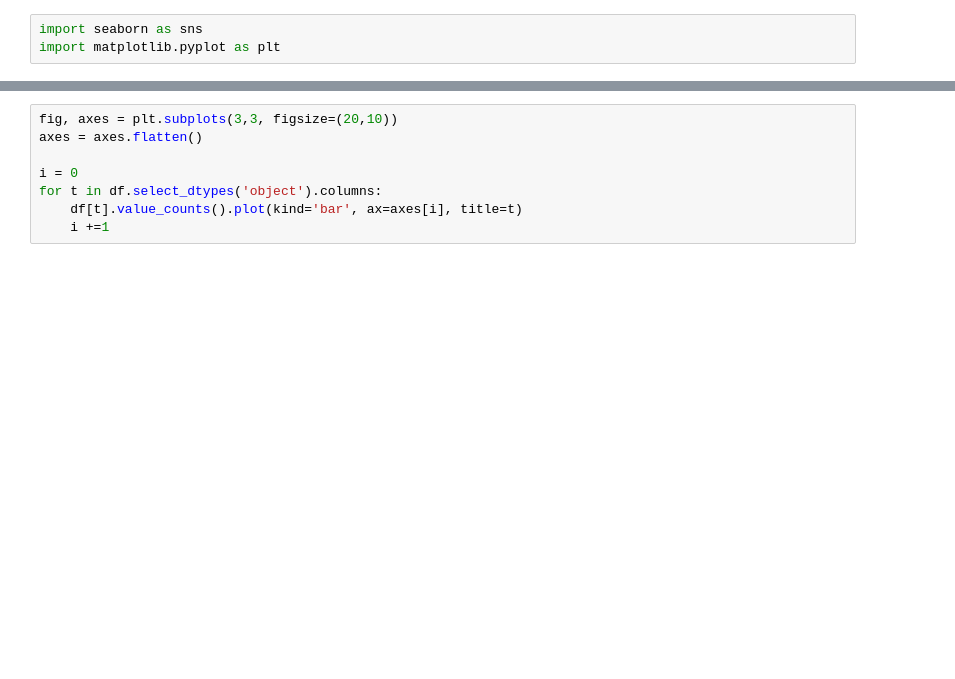
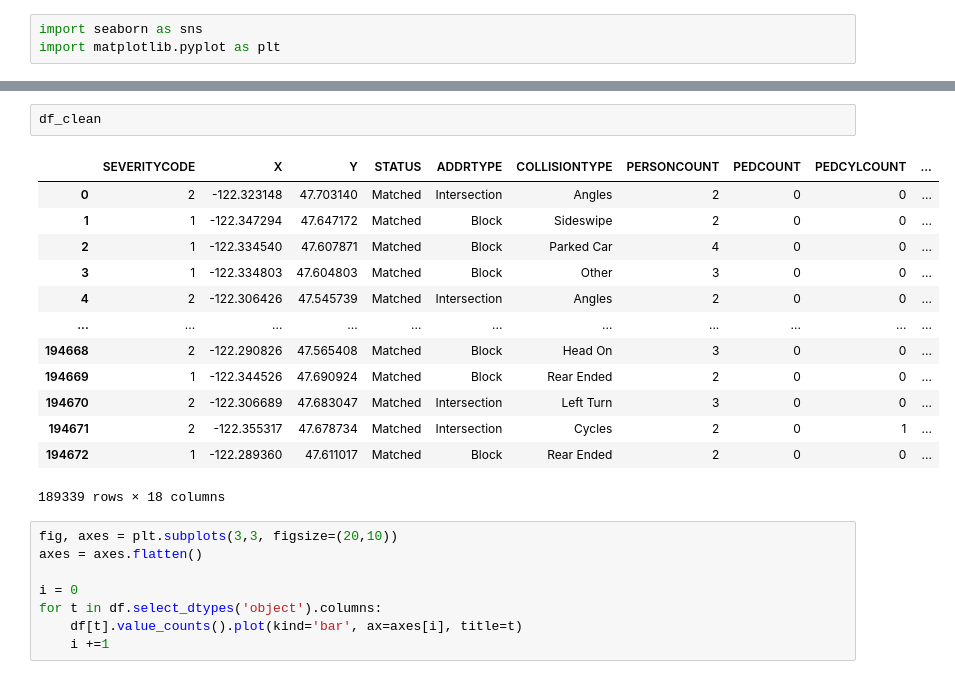
Before and after one commit to mazprimrez/capstoneprojectDS, a Jupyter notebook: Capstone Project.ipynb, the cells around one changed output, grey strips where cells are left out. Drawn from its saved outputs; the diff is of its cells as text; blank space fills up the shorter version.

```diff
--- a/Capstone Project.ipynb
+++ b/Capstone Project.ipynb
@@ -204,3 +188,19 @@ df.select_dtypes('object')
+# %%
+df_clean
+# %% [output]
+|  | SEVERITYCODE | X | Y | STATUS | ADDRTYPE | COLLISIONTYPE | PERSONCOUNT | PEDCOUNT | PEDCYLCOUNT | ... |
+| 0 | 2 | -122.323148 | 47.703140 | Matched | Intersection | Angles | 2 | 0 | 0 | ... |
+| 1 | 1 | -122.347294 | 47.647172 | Matched | Block | Sideswipe | 2 | 0 | 0 | ... |
+| 2 | 1 | -122.334540 | 47.607871 | Matched | Block | Parked Car | 4 | 0 | 0 | ... |
+| 3 | 1 | -122.334803 | 47.604803 | Matched | Block | Other | 3 | 0 | 0 | ... |
+| 4 | 2 | -122.306426 | 47.545739 | Matched | Intersection | Angles | 2 | 0 | 0 | ... |
+| ... | ... | ... | ... | ... | ... | ... | ... | ... | ... | ... |
+| 194668 | 2 | -122.290826 | 47.565408 | Matched | Block | Head On | 3 | 0 | 0 | ... |
+| 194669 | 1 | -122.344526 | 47.690924 | Matched | Block | Rear Ended | 2 | 0 | 0 | ... |
+| 194670 | 2 | -122.306689 | 47.683047 | Matched | Intersection | Left Turn | 3 | 0 | 0 | ... |
+| 194671 | 2 | -122.355317 | 47.678734 | Matched | Intersection | Cycles | 2 | 0 | 1 | ... |
+| 194672 | 1 | -122.289360 | 47.611017 | Matched | Block | Rear Ended | 2 | 0 | 0 | ... |
+189339 rows × 18 columns
 # %%
 fig, axes = plt.subplots(3,3, figsize=(20,10))
 axes = axes.flatten()
```
Also changed, not shown: parts of 18 cells of this notebook.
